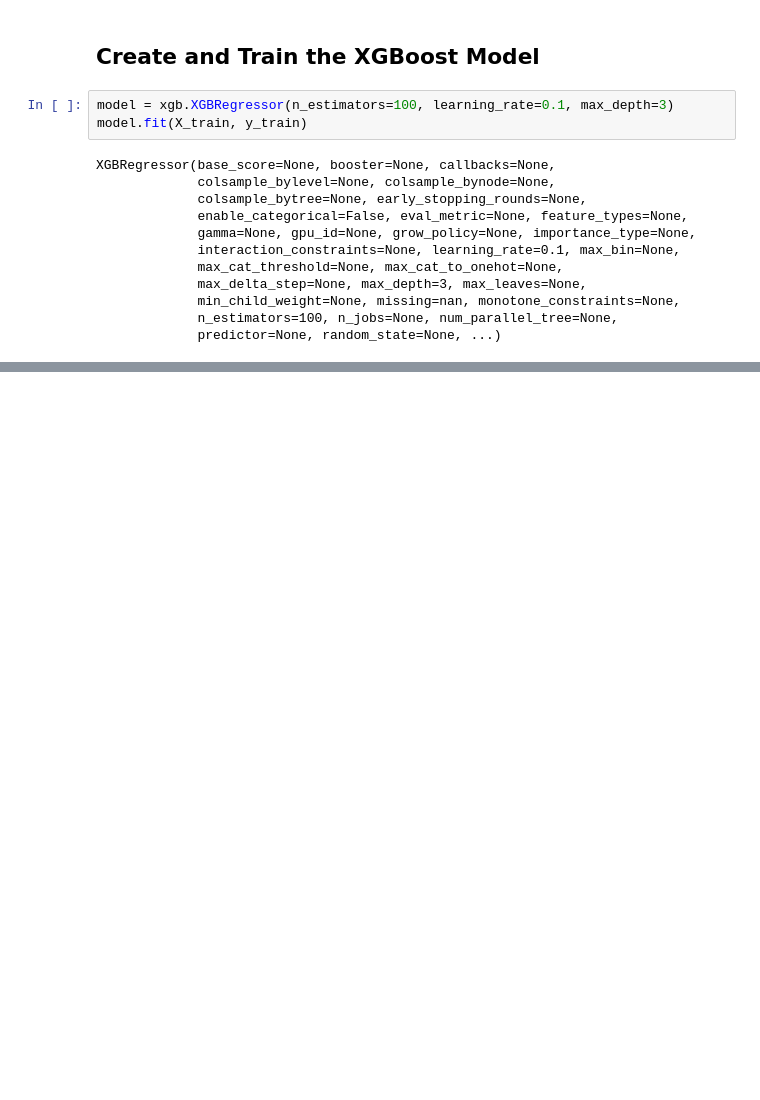
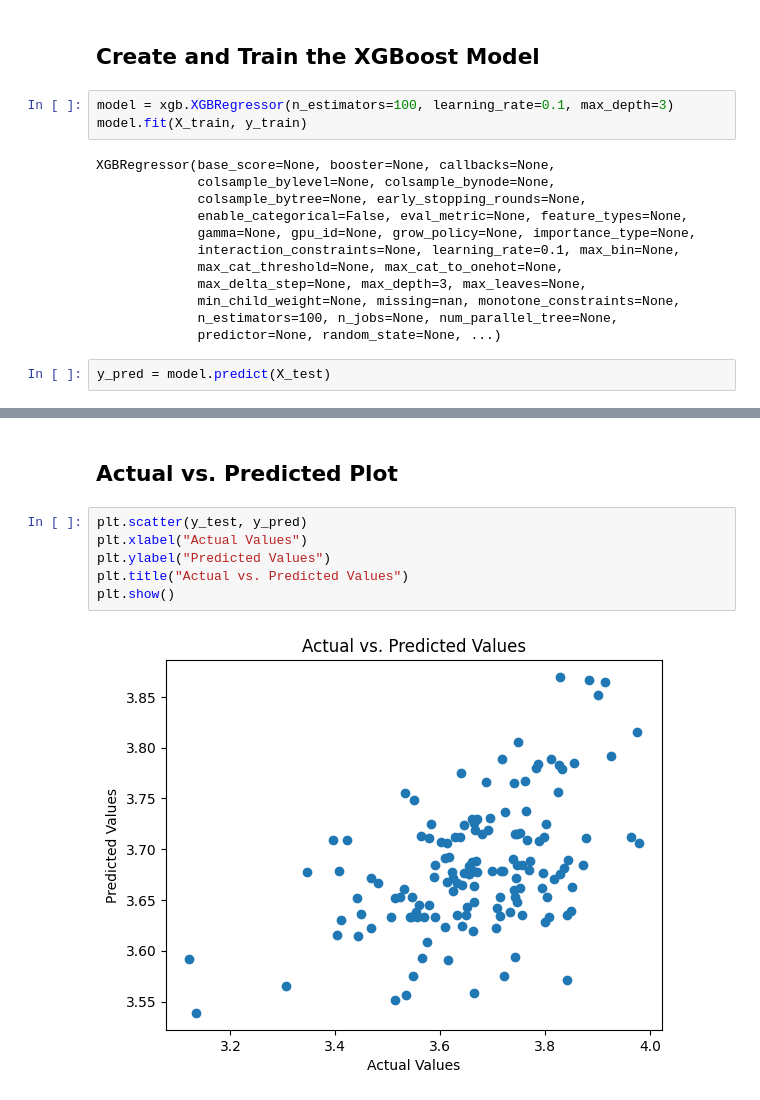
Before and after one commit to kjucaitis/concepttagging, a Jupyter notebook: xgboost.ipynb, the cells around one changed output, grey strips where cells are left out. Cells and saved outputs as stored; diff of their text form; blank space fills up the shorter version.

```diff
--- a/xgboost.ipynb
+++ b/xgboost.ipynb
@@ -75,3 +77,5 @@ XGBRegressor(base_score=None, booster=None, callbacks=None,
              min_child_weight=None, missing=nan, monotone_constraints=None,
              n_estimators=100, n_jobs=None, num_parallel_tree=None,
              predictor=None, random_state=None, ...)
+# %%
+y_pred = model.predict(X_test)
@@ -77,0 +100,10 @@ XGBRegressor(base_score=None, booster=None, callbacks=None,
+# %% [markdown]
+## Actual vs. Predicted Plot
+# %%
+plt.scatter(y_test, y_pred)
+plt.xlabel("Actual Values")
+plt.ylabel("Predicted Values")
+plt.title("Actual vs. Predicted Values")
+plt.show()
+# %% [output]
+[figure, added]
```
Also changed, not shown: parts of 5 cells of this notebook.
